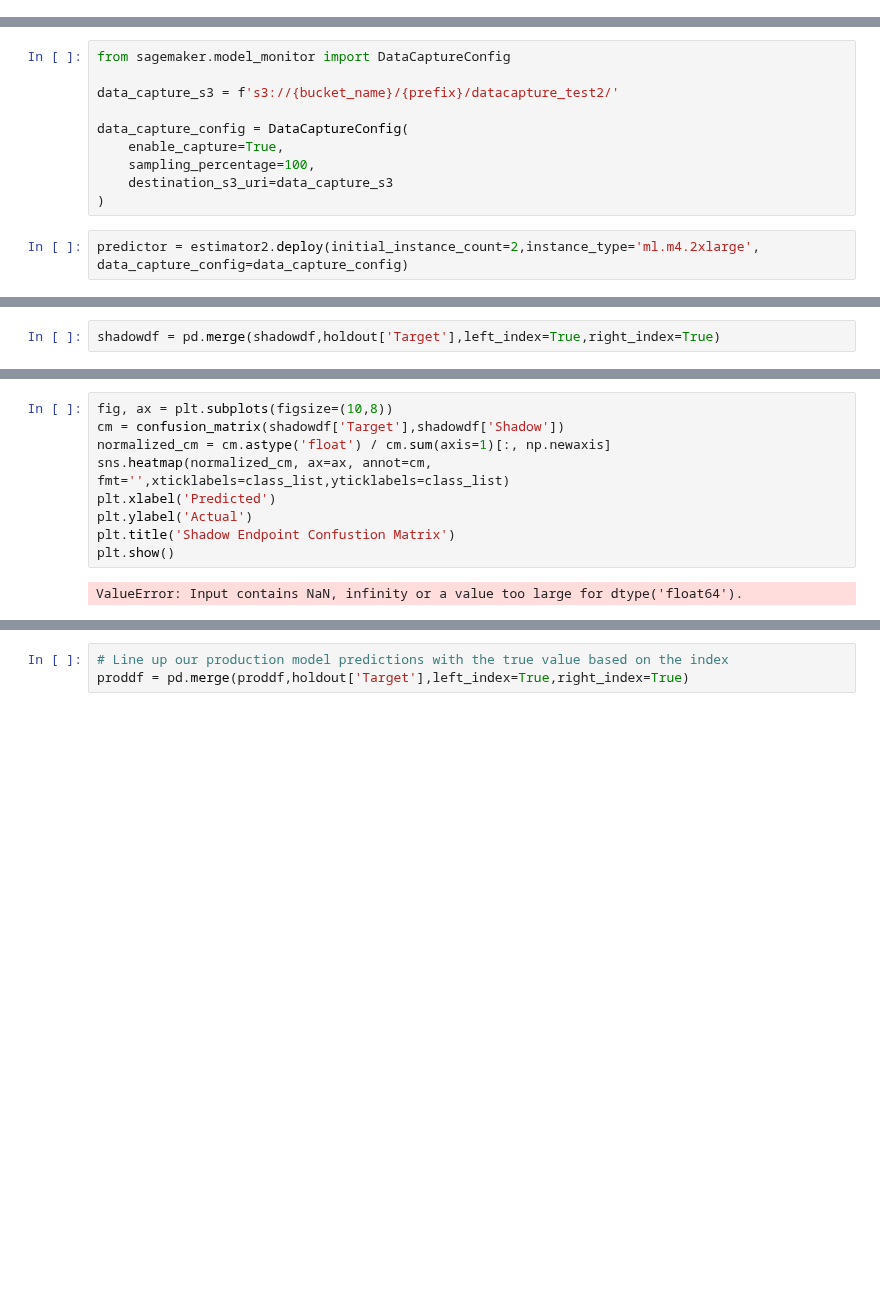
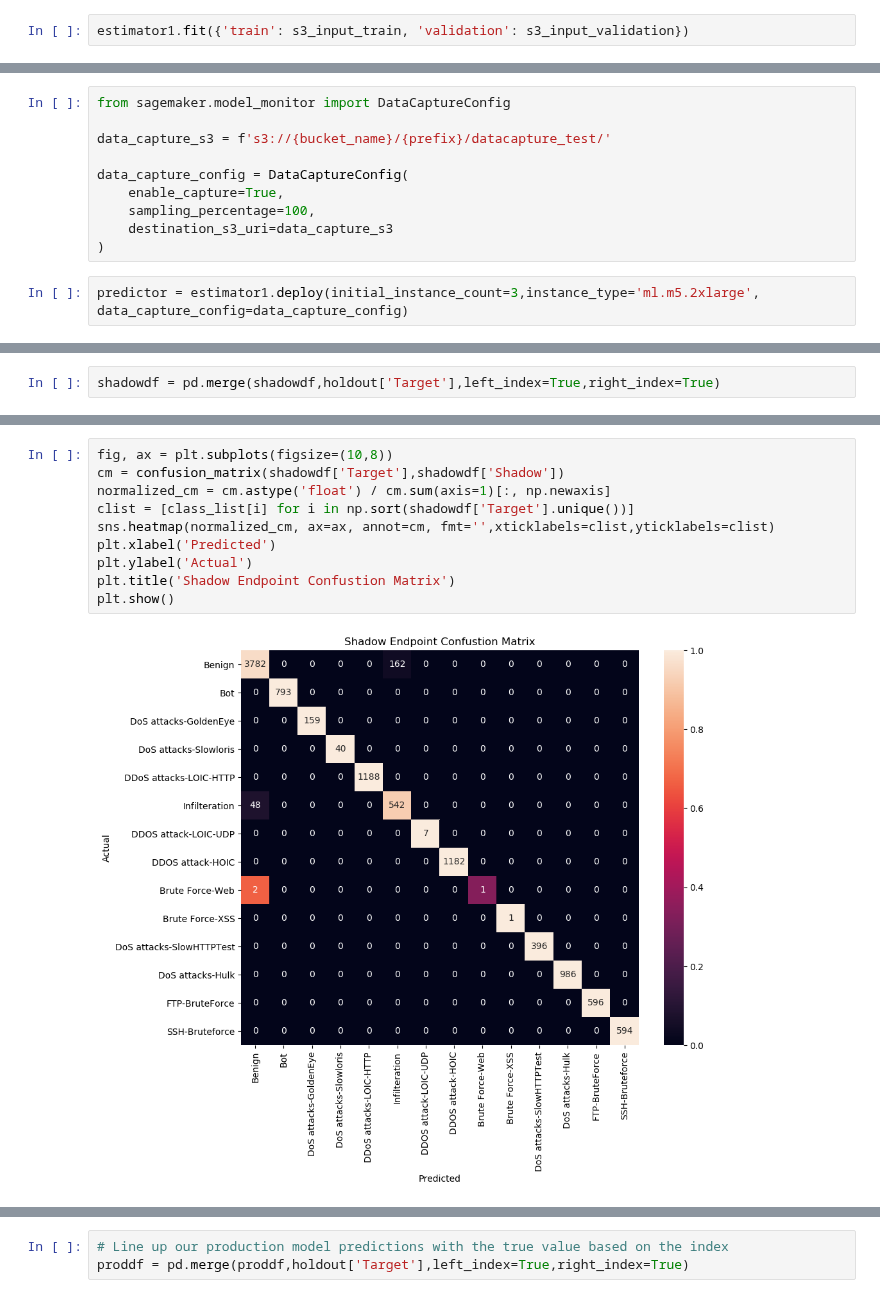
Before and after one commit to sengstacken/labs, a Jupyter notebook: tabular/webtraffic_xgboost/XGBoost-WebTraffic-ShadowTest.ipynb, the cells around one changed output, grey strips where cells are left out. Cells and saved outputs as stored; diff of their text form; blank space fills up the shorter version.

```diff
--- a/tabular/webtraffic_xgboost/XGBoost-WebTraffic-ShadowTest.ipynb
+++ b/tabular/webtraffic_xgboost/XGBoost-WebTraffic-ShadowTest.ipynb
@@ -299,0 +322,2 @@ s3_input_validation = sagemaker.inputs.TrainingInput(s3_data='s3://{}/{}/data/ne
+# %%
+estimator1.fit({'train': s3_input_train, 'validation': s3_input_validation})
@@ -503,7 +440,7 @@ Let's deploy the first model to a production real time SageMaker endpoint.  This
 # %%
 from sagemaker.model_monitor import DataCaptureConfig
 
-data_capture_s3 = f's3://{bucket_name}/{prefix}/datacapture_test2/'
+data_capture_s3 = f's3://{bucket_name}/{prefix}/datacapture_test/'
 
 data_capture_config = DataCaptureConfig(
     enable_capture=True,
@@ -511,5 +448,5 @@ data_capture_config = DataCaptureConfig(
     destination_s3_uri=data_capture_s3
 )
 # %%
-predictor = estimator2.deploy(initial_instance_count=2,instance_type='ml.m4.2xlarge', data_capture_config=data_capture_config)
+predictor = estimator1.deploy(initial_instance_count=3,instance_type='ml.m5.2xlarge', data_capture_config=data_capture_config)
 # %% [output]
@@ -829,14 +759,15 @@ ValueError: Input contains NaN, infinity or a value too large for dtype('float64
 # %%
 fig, ax = plt.subplots(figsize=(10,8))
 cm = confusion_matrix(shadowdf['Target'],shadowdf['Shadow'])
 normalized_cm = cm.astype('float') / cm.sum(axis=1)[:, np.newaxis]
-sns.heatmap(normalized_cm, ax=ax, annot=cm, fmt='',xticklabels=class_list,yticklabels=class_list)
+clist = [class_list[i] for i in np.sort(shadowdf['Target'].unique())]
+sns.heatmap(normalized_cm, ax=ax, annot=cm, fmt='',xticklabels=clist,yticklabels=clist)
 plt.xlabel('Predicted')
 plt.ylabel('Actual')
 plt.title('Shadow Endpoint Confustion Matrix')
 plt.show()
 # %% [output]
-ValueError: Input contains NaN, infinity or a value too large for dtype('float64').
+[figure, added]
 # %%
 %%time
 
```
Also changed, not shown: parts of 50 cells of this notebook.
